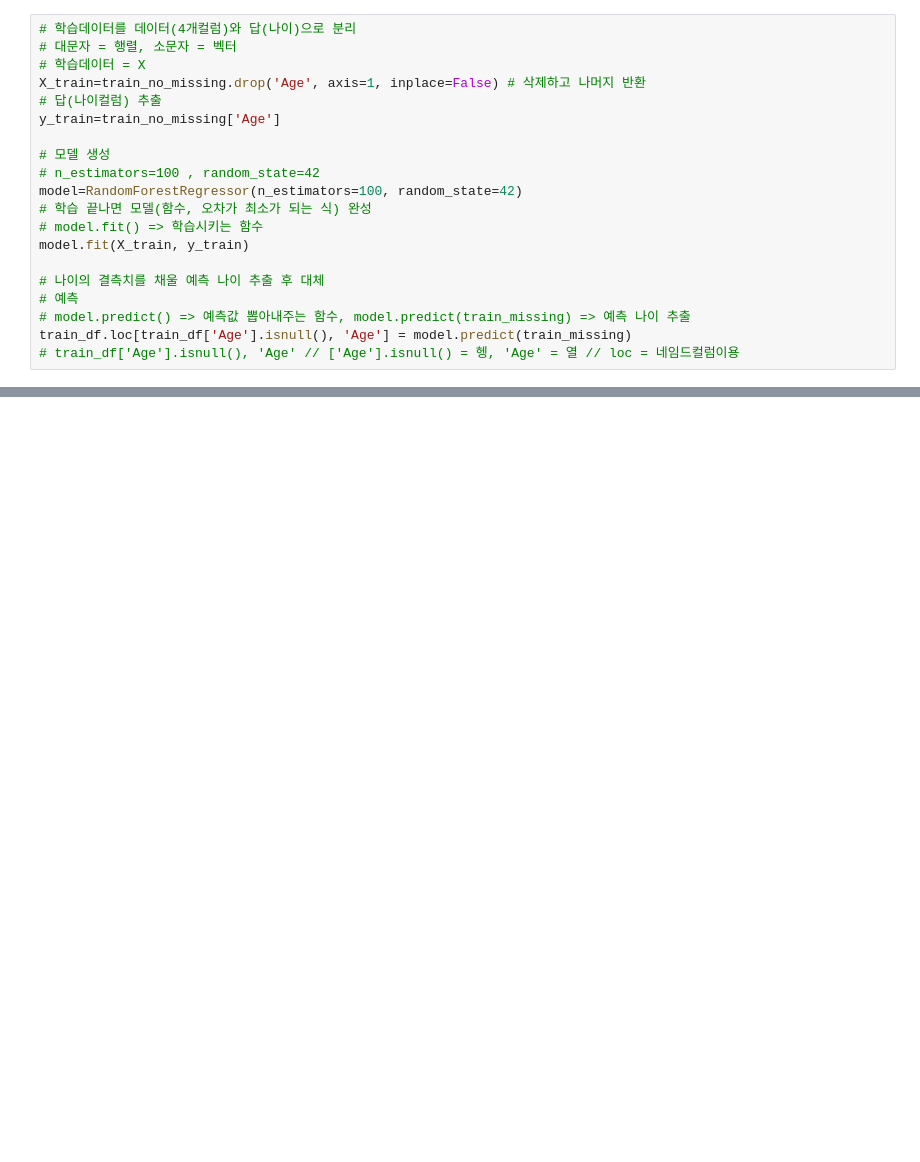
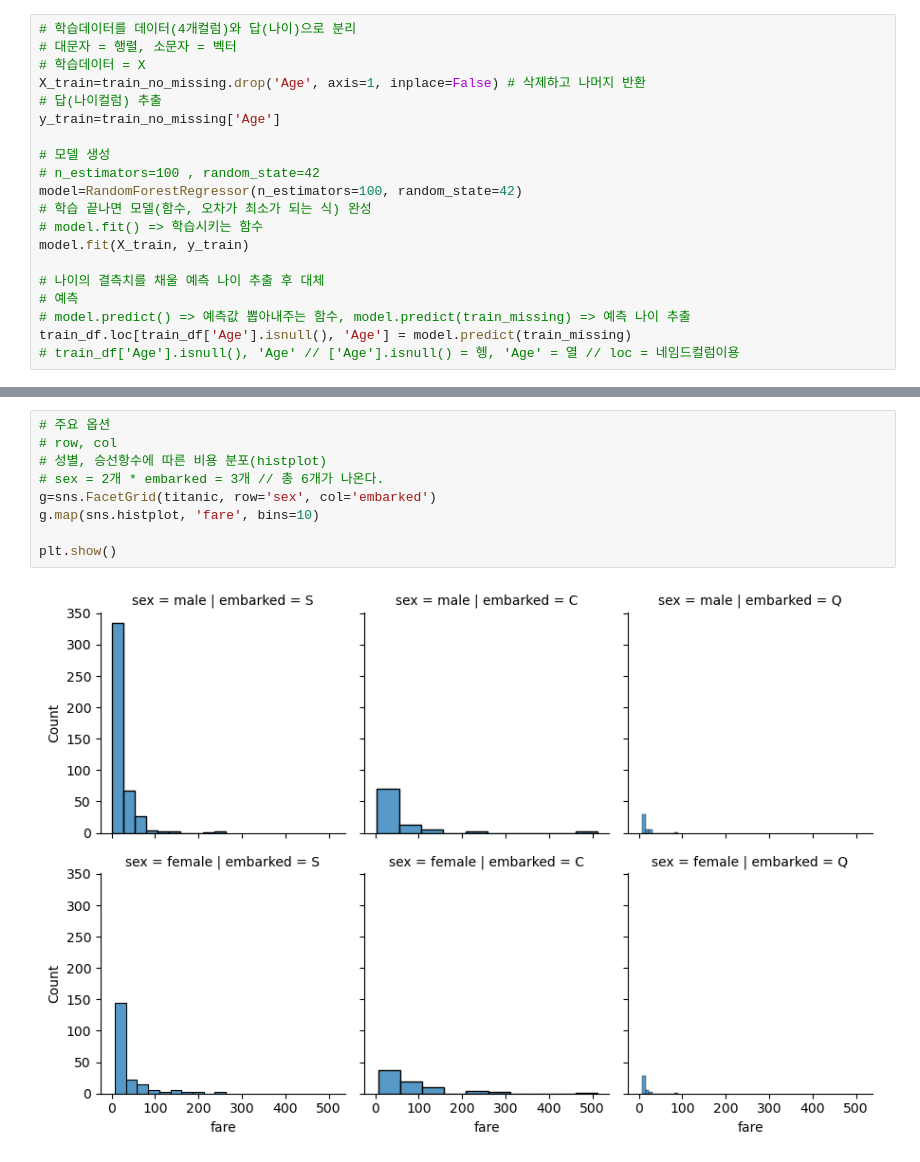
Before and after one commit to kimnahyeon99/python_dev, a Jupyter notebook: data_collection/05 타이타닉 데이터 분석.ipynb, the cells around one changed output, grey strips where cells are left out. Drawn from its saved outputs; the diff is of its cells as text; blank space fills up the shorter version.

```diff
--- a/data_collection/05 타이타닉 데이터 분석.ipynb
+++ b/data_collection/05 타이타닉 데이터 분석.ipynb
@@ -649,0 +736,11 @@ msno.matrix(train_df)
+# %%
+# 주요 옵션
+# row, col
+# 성별, 승선항수에 따른 비용 분포(histplot)
+# sex = 2개 * embarked = 3개 // 총 6개가 나온다.
+g=sns.FacetGrid(titanic, row='sex', col='embarked')
+g.map(sns.histplot, 'fare', bins=10)
+
+plt.show()
+# %% [output]
+[figure, added]
```
Also changed, not shown: parts of 15 cells of this notebook, 1 other file.
